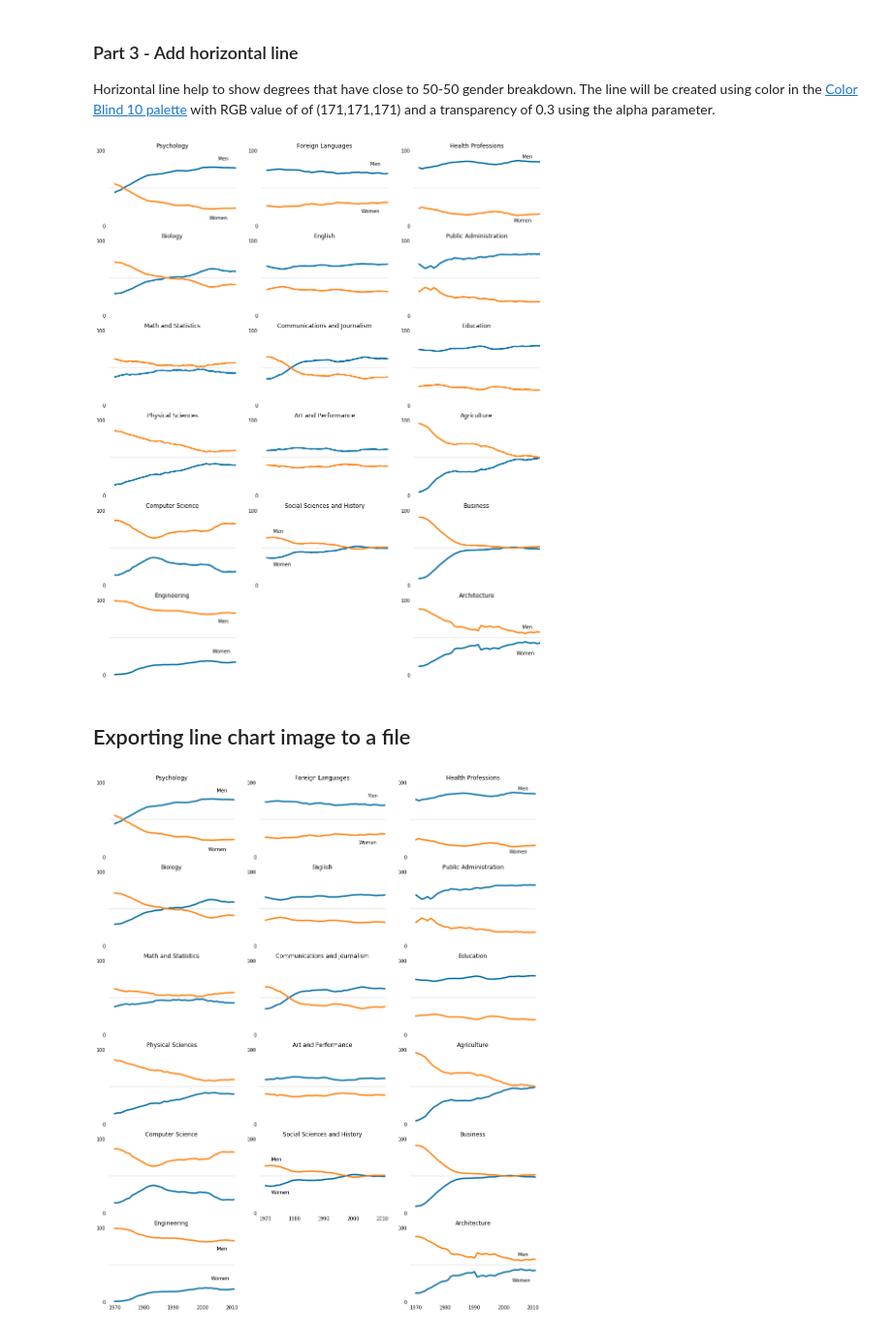
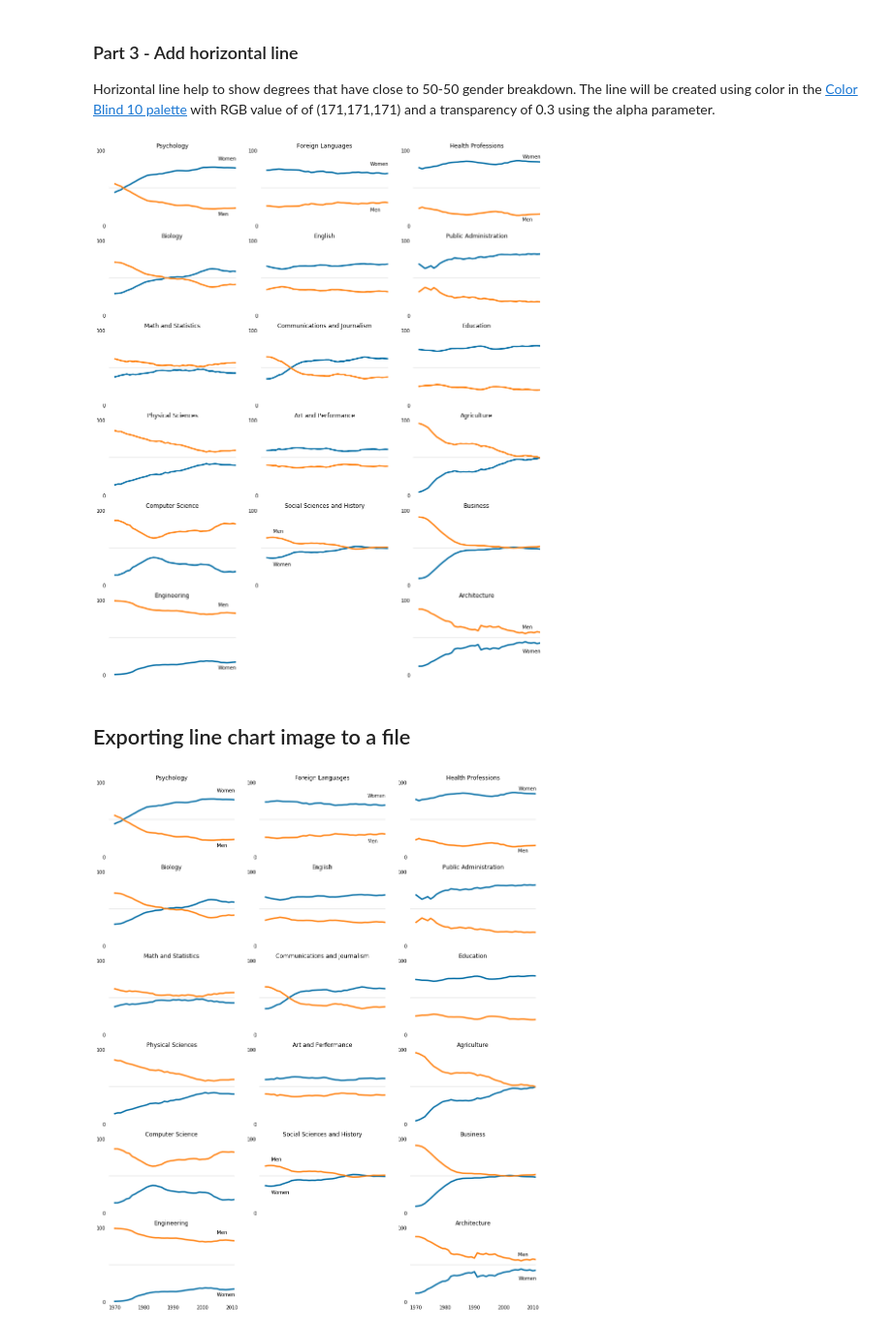
Before and after one commit to ozoryms/Python-DQ, a Jupyter notebook: Project_C/Visualizing The Gender Gap In College Degree.ipynb, the cells around one changed output. Shown: that part at 97% size. Drawn from its saved outputs; the diff is of its cells as text; code cells hidden in the pictures.

Commit message:
Reordered chart labels

```diff
--- a/Project_C/Visualizing The Gender Gap In College Degree.ipynb
+++ b/Project_C/Visualizing The Gender Gap In College Degree.ipynb
@@ -295,11 +295,11 @@ for sp in range(0,18, 3): # Position the plot along the desired column
     ax.axhline(50, c=(171/255, 171/255, 171/255), alpha=0.3)
 
     if sp == 0:
-        ax.text(2005, 87, 'Men')
-        ax.text(2002, 8, 'Women')
+        ax.text(2005, 87, 'Women')
+        ax.text(2005, 13, 'Men')
     elif cat_index == 5:
-        ax.text(2005, 70, 'Men')
-        ax.text(2003, 30, 'Women')
+        ax.text(2005, 92, 'Men')
+        ax.text(2005, 8, 'Women')
 
 for sp in range(1,16,3):
     cat_index = int((sp-1)/3)
@@ -318,8 +318,8 @@ for sp in range(1,16,3):
     ax.axhline(50, c=(171/255, 171/255, 171/255), alpha=0.3)
 
     if sp == 1:
-        ax.text(2005, 80, 'Men')
-        ax.text(2002, 17, 'Women')
+        ax.text(2005, 80, 'Women')
+        ax.text(2005, 19, 'Men')
     elif cat_index == 4:
         ax.text(1972, 70, 'Men')
         ax.text(1972, 26, 'Women')
@@ -341,14 +341,14 @@ for sp in range(2,20,3):
     ax.axhline(50, c=(171/255, 171/255, 171/255), alpha=0.3)
 
     if sp == 2:
-        ax.text(2005, 90, 'Men')
-        ax.text(2002, 5, 'Women')
+        ax.text(2005, 90, 'Women')
+        ax.text(2005, 6, 'Men')
     elif cat_index == 5:
         ax.text(2005, 62, 'Men')
-        ax.text(2003, 27, 'Women')
+        ax.text(2005, 30, 'Women')
 plt.show()
 # %% [output]
-[figure, old version]
+[figure, new version]
 # %% [markdown]
 ## Exporting line chart image to a file
 # %%
@@ -372,11 +372,11 @@ for sp in range(0,18, 3): # Position the plot along the desired column
     ax.axhline(50, c=(171/255, 171/255, 171/255), alpha=0.3)
 
     if sp == 0:
-        ax.text(2005, 87, 'Men')
-        ax.text(2002, 8, 'Women')
+        ax.text(2005, 87, 'Women')
+        ax.text(2005, 13, 'Men')
     elif cat_index == 5:
-        ax.text(2005, 70, 'Men')
-        ax.text(2003, 30, 'Women')
+        ax.text(2005, 92, 'Men')
+        ax.text(2005, 8, 'Women')
         ax.tick_params(labelbottom='on')
 
 for sp in range(1,16,3):
@@ -396,38 +396,38 @@ for sp in range(1,16,3):
     ax.axhline(50, c=(171/255, 171/255, 171/255), alpha=0.3)
 
     if sp == 1:
-        ax.text(2005, 80, 'Men')
-        ax.text(2002, 17, 'Women')
+        ax.text(2005, 80, 'Women')
+        ax.text(2005, 19, 'Men')
     elif cat_index == 4:
         ax.text(1972, 70, 'Men')
         ax.text(1972, 26, 'Women')
-        ax.tick_params(labelbottom='on')
+
 
 for sp in range(2,20,3):
     cat_index = int((sp-2)/3)
     ax = fig.add_subplot(6,3,(sp+1))
     ax.plot(women_degrees['Year'], women_degrees[other_cats[cat_index]], c=cb_dark_blue, label='Women', linewidth=3)
     ax.plot(women_degrees['Year'], 100-women_degrees[other_cats[cat_index]], c=cb_orange, label='Men', linewidth=3)
     ax.spines["right"].set_visible(False)
     ax.spines["left"].set_visible(False)
     ax.spines["top"].set_visible(False)
     ax.spines["bottom"].set_visible(False)
     ax.set_xlim(1968, 2011)
     ax.set_ylim(0,100)
     ax.set_title(other_cats[cat_index])
     ax.tick_params(bottom="off", top="off", left="off", right="off", labelbottom='off')
     ax.set_yticks([0,100])
     ax.axhline(50, c=(171/255, 171/255, 171/255), alpha=0.3)
 
     if sp == 2:
-        ax.text(2005, 90, 'Men')
-        ax.text(2002, 5, 'Women')
+        ax.text(2005, 90, 'Women')
+        ax.text(2005, 6, 'Men')
     elif cat_index == 5:
         ax.text(2005, 62, 'Men')
-        ax.text(2003, 27, 'Women')
+        ax.text(2005, 30, 'Women')
         ax.tick_params(labelbottom='on')
 
 fig.savefig("gender_degrees.png")
 plt.show()
 # %% [output]
-[figure, old version]
+[figure, new version]
```
Also changed, not shown: 1 other file.
